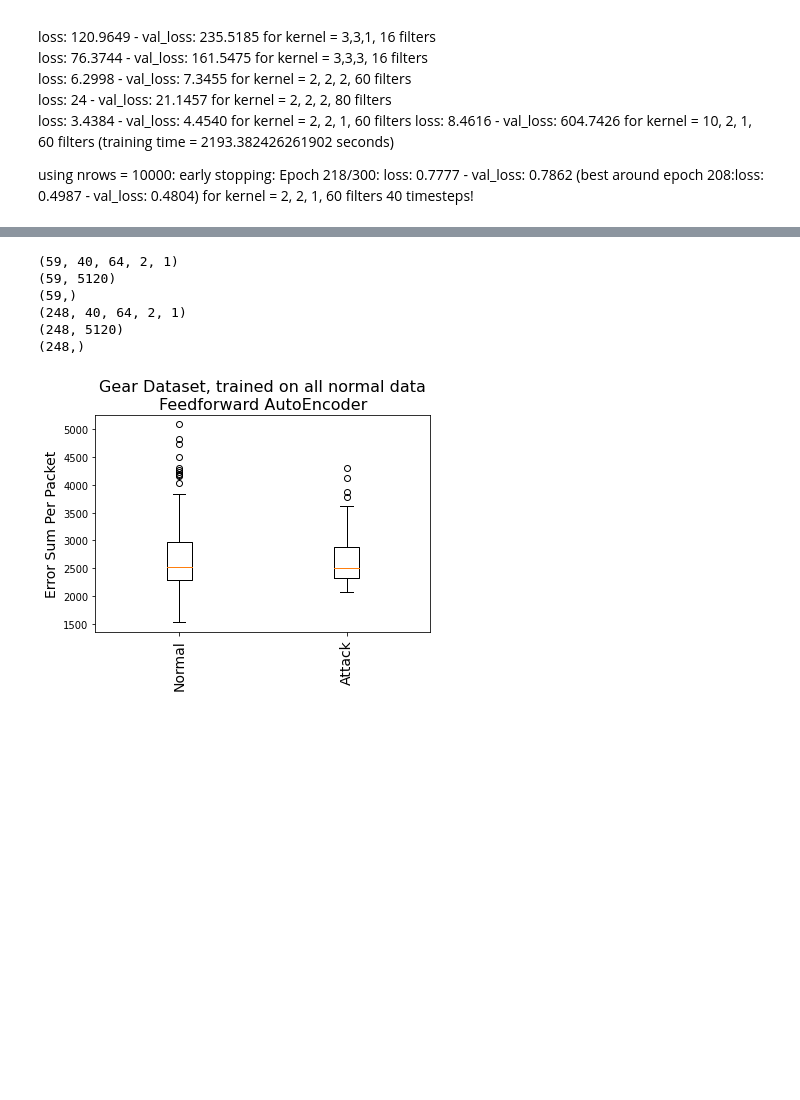
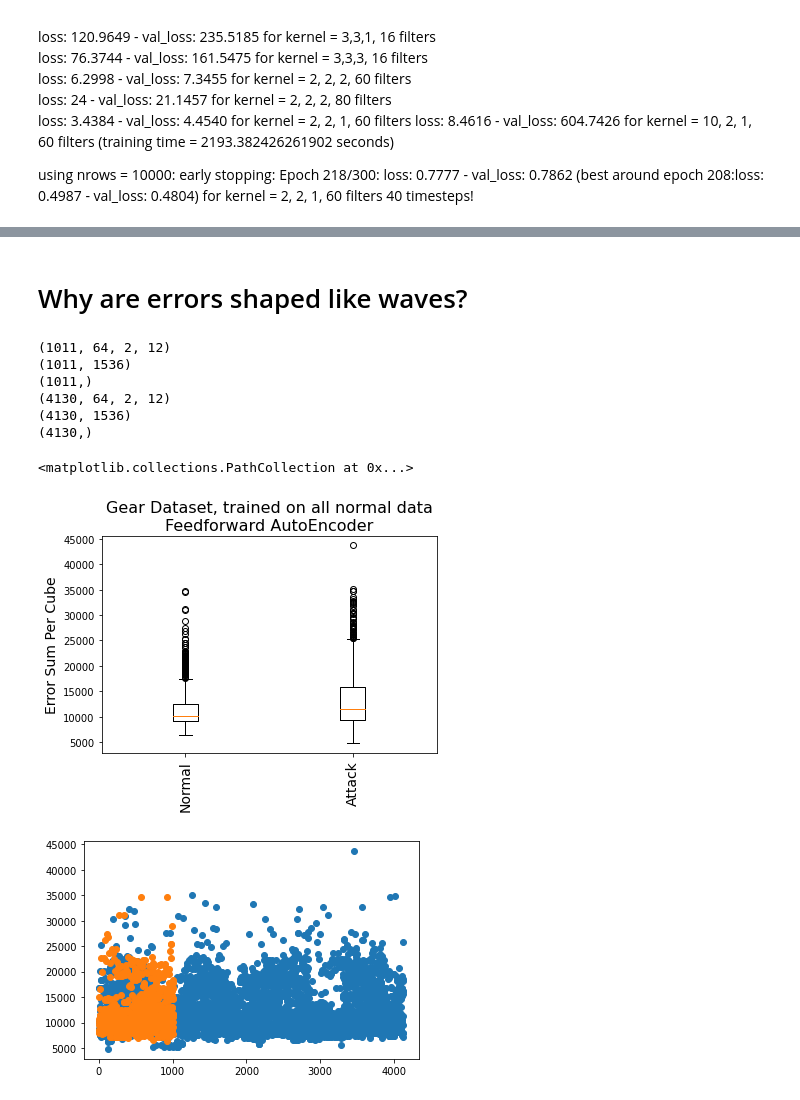
Before and after one commit to ellensanden/MLAnomalyDetection, a Jupyter notebook: test_stuff/cnn.ipynb, the cells around one changed output, grey strips where cells are left out. Cells and saved outputs as stored; diff of their text form; code cells hidden in the pictures; blank space fills up the shorter version.

```diff
--- a/test_stuff/cnn.ipynb
+++ b/test_stuff/cnn.ipynb
@@ -25,10 +31,13 @@ from numpy import array
 # %%
 from data_processing import process
 filename = 'gear_dataset.csv'
-rows = 10000  # no attack data in the first 1000 rows
-data_with_attack, AIDs = process(filename,rows,no_attack_packets=False) # change name of attackIDs..
+rows = 50000  # no attack data in the first 1000 rows
+data_with_attack, AttackIDs = process(filename,rows,no_attack_packets=False) # change name of attackIDs..
+print(f'including attack data: {data_with_attack.shape}')
+
 data , IDs = process(filename,rows,no_attack_packets=True)
+print(f'normal data: {data.shape}')
+
 n_rows = data.shape[0]
 n_features = data.shape[1]
-print(data.shape)
 # %% [output]
@@ -61,7 +71,7 @@ ID_matrix =  array([[id],]*data.shape[1]).transpose()
 ID_matrix = np.squeeze(ID_matrix)
 dataCube = np.dstack([data,ID_matrix])
 # %%
-AttackIDs = AIDs.reset_index(drop=True)
+AttackIDs = AttackIDs.reset_index(drop=True)
 
 Attackid = convert_from_hex(AttackIDs,'dec')
 
@@ -112,14 +157,16 @@ depth = 2
 
 input = Input(shape=(n_timesteps,n_features,depth, 1))
 
-l1 = Conv3D(filters = 60, kernel_size = (2, 2, 1), activation='relu', padding='same')(input)
-l2 = Conv3D(filters = 60, kernel_size = (2, 2, 1), activation='relu', padding='same')(l1)
-#l3 = MaxPool3D((2,2,2),padding='valid')(l2)
-l4 = Conv3D(filters = 60, kernel_size = (2, 2, 1), activation='relu', padding='same')(l2)
-l5 = Conv3D(filters = 1, kernel_size = (2, 2, 1), activation='relu', padding='same')(l4)
+x = Conv3D(filters = 60, kernel_size = (2, 2, 1), activation='relu', padding='same')(input)
+x = Conv3D(filters = 60, kernel_size = (2, 2, 1), activation='relu', padding='same')(x)
+x = MaxPool3D((2,2,2),padding='valid')(x)
 
+x = Conv3D(filters = 60, kernel_size = (2, 2, 1), activation='relu', padding='same')(x)
+x = UpSampling3D(size=(2, 2, 2))(x)
 
-CNN = Model(inputs=input, outputs=l5,name="CNN")
+x = Conv3D(filters = 1, kernel_size = (2, 2, 1), activation='relu', padding='same')(x)
+
+CNN = Model(inputs=input, outputs=x,name="CNN")
 CNN.compile(optimizer='adam', loss='mse')
 CNN.summary()
 # %% [output]
@@ -238,42 +284,46 @@ print(attack_errors)
+# %% [markdown]
+# Why are errors shaped like waves?
 # %%
 # get average for each sample cube
 
 yHat_normal = CNN.predict(x_test)
 normal_errors = x_test-yHat_normal
 print(normal_errors.shape)
 normal_errors = normal_errors.reshape(normal_errors.shape[0],normal_errors.shape[1]*normal_errors.shape[2]*normal_errors.shape[3])
 print(normal_errors.shape)
 normal_errors = np.abs(normal_errors)
 normal_errors = np.sum(normal_errors,axis=1)
 #normal_errors = normal_errors/normal_errors.shape[0]
 print(normal_errors.shape)
 
 
 yHat_attack = CNN.predict(xA)
 attack_errors = xA-yHat_attack
 print(attack_errors.shape)
 attack_errors = attack_errors.reshape(attack_errors.shape[0],attack_errors.shape[1]*attack_errors.shape[2]*attack_errors.shape[3])
 print(attack_errors.shape)
 attack_errors = np.abs(attack_errors)
 attack_errors = np.sum(attack_errors,axis=1)
 #attack_errors = attack_errors/attack_errors.shape[0]
 print(attack_errors.shape)
 
 plt.figure()
-plt.boxplot([attack_errors, normal_errors])
+plt.boxplot([normal_errors, attack_errors])
 plt.xticks([1,2], ['Normal','Attack'], rotation='vertical', fontsize=14)
-plt.ylabel('Error Sum Per Packet', fontsize=14)
+plt.ylabel('Error Sum Per Cube', fontsize=14)
 plt.title('Gear Dataset, trained on all normal data\nFeedforward AutoEncoder', fontsize=16)
-A = np.arange(len(normal_errors)) #np.linspace(1,len(normal_errors),len(normal_errors))
-B = np.arange(len(attack_errors))#np.linspace(1,len(attack_errors), len(attack_errors))
-# plt.figure()
-# plt.scatter(range(len(normal_errors)), normal_errors,'r')
-# plt.scatter(range(len(attack_errors)), attack_errors,'b')
+
+
+plt.figure()
+plt.scatter( np.arange(len(attack_errors)),attack_errors)
+plt.scatter(np.arange(len(normal_errors)), normal_errors)
 # %% [output]
-(59, 40, 64, 2, 1)
-(59, 5120)
-(59,)
-(248, 40, 64, 2, 1)
-(248, 5120)
-(248,)
+(1011, 64, 2, 12)
+(1011, 1536)
+(1011,)
+(4130, 64, 2, 12)
+(4130, 1536)
+(4130,)
+<matplotlib.collections.PathCollection at 0x...>
-[figure, old version]
+[figure, new version]
+[figure, added]
```
Also changed, not shown: parts of 15 cells of this notebook, 3 other files.
